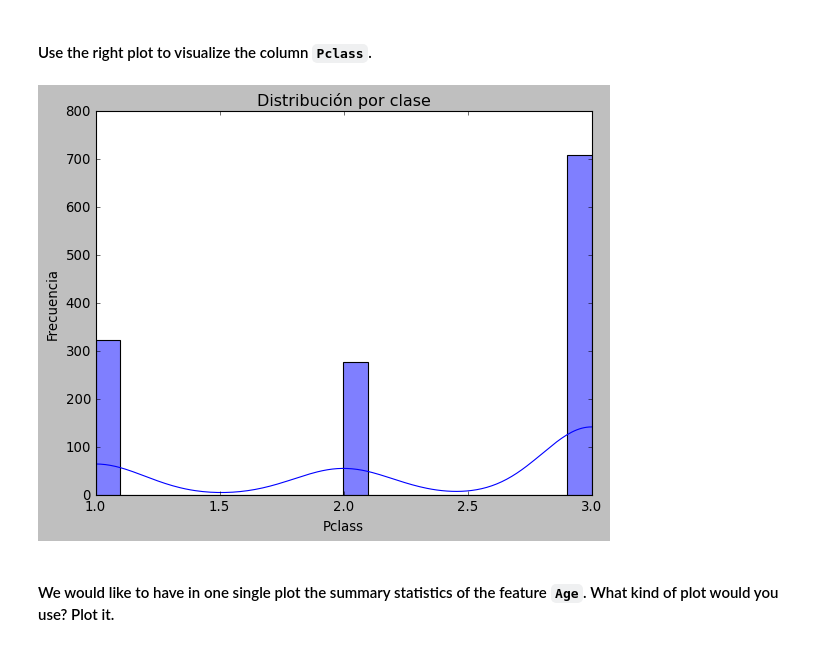
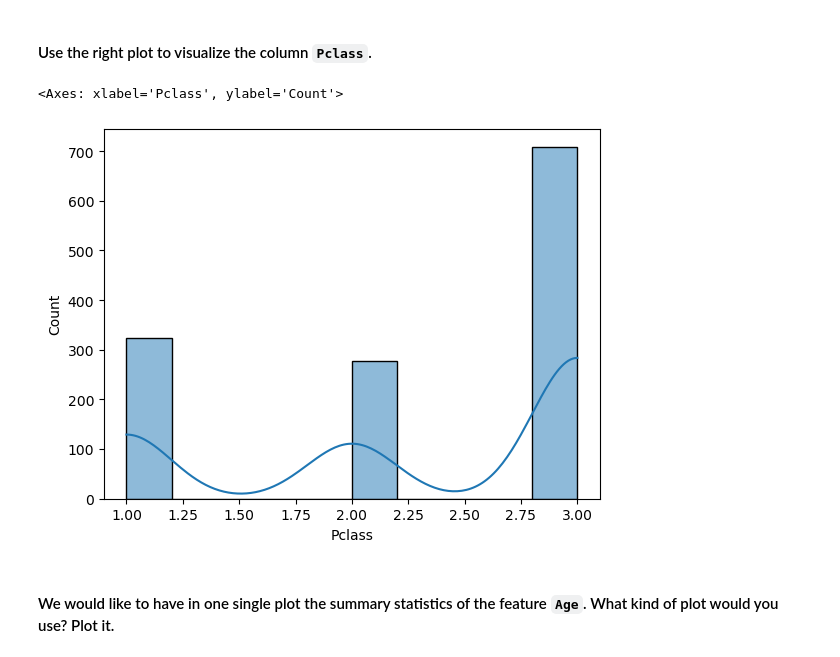
Before and after one commit to Ironhack-Data-Madrid-Octubre-2023/5.2-lab_matplotlib_seaborn, a Jupyter notebook: your-code/main.ipynb, the cells around one changed output. Drawn from its saved outputs; the diff is of its cells as text; code cells hidden in the pictures.

```diff
--- a/your-code/main.ipynb
+++ b/your-code/main.ipynb
@@ -209,20 +237,11 @@ plt.show()
 # %%
 # your code here
 
 # Crear un histograma de la columna 'age' utilizando Seaborn
-sns.histplot(data=titanic, x='Pclass', kde=True, bins=20)  # kde=True agrega una estimación de la densidad
-
-# tamaño de la figura
-
-# Personaliza el título y etiquetas de los ejes
-plt.title("Distribución por clase")
-plt.xlabel("Pclass")
-plt.ylabel("Frecuencia")
-
-# Muestra el histograma
-plt.show()
+sns.histplot(data=titanic, x='Pclass', kde=True, bins=10)
 # %% [output]
+<Axes: xlabel='Pclass', ylabel='Count'>
-[figure, old version]
+[figure, new version]
 # %% [markdown]
 #### We would like to have in one single plot the summary statistics of the feature `Age`. What kind of plot would you use? Plot it.
 # %%
```
Also changed, not shown: parts of 12 cells of this notebook.
